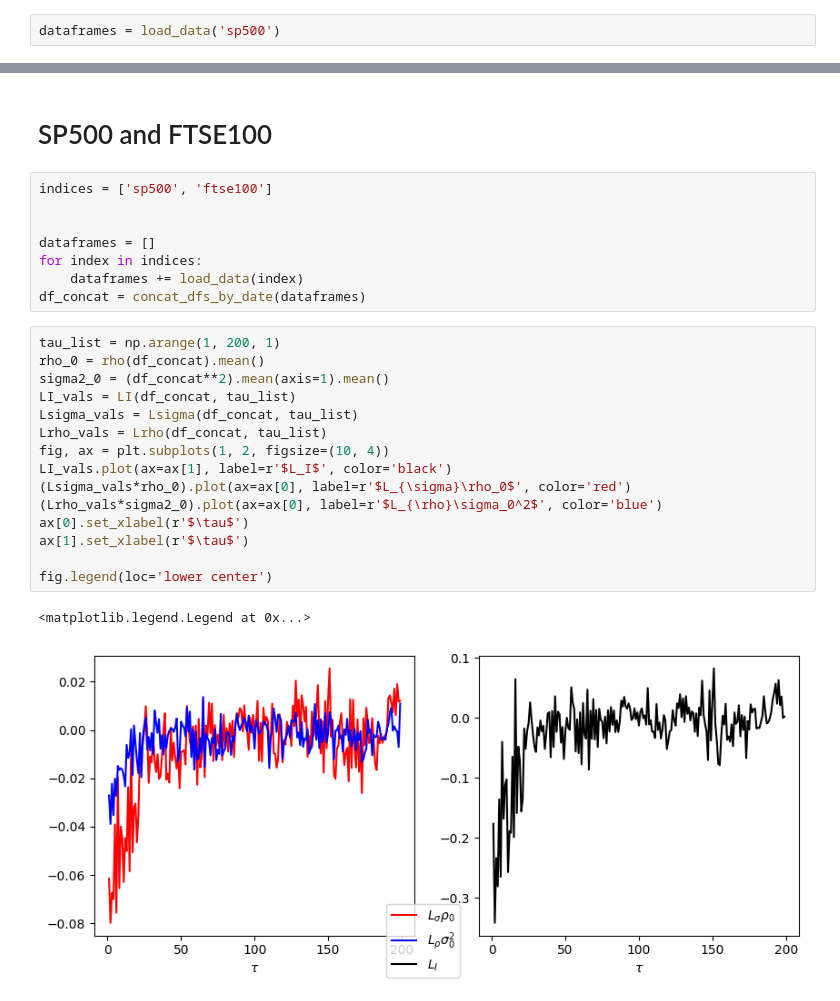
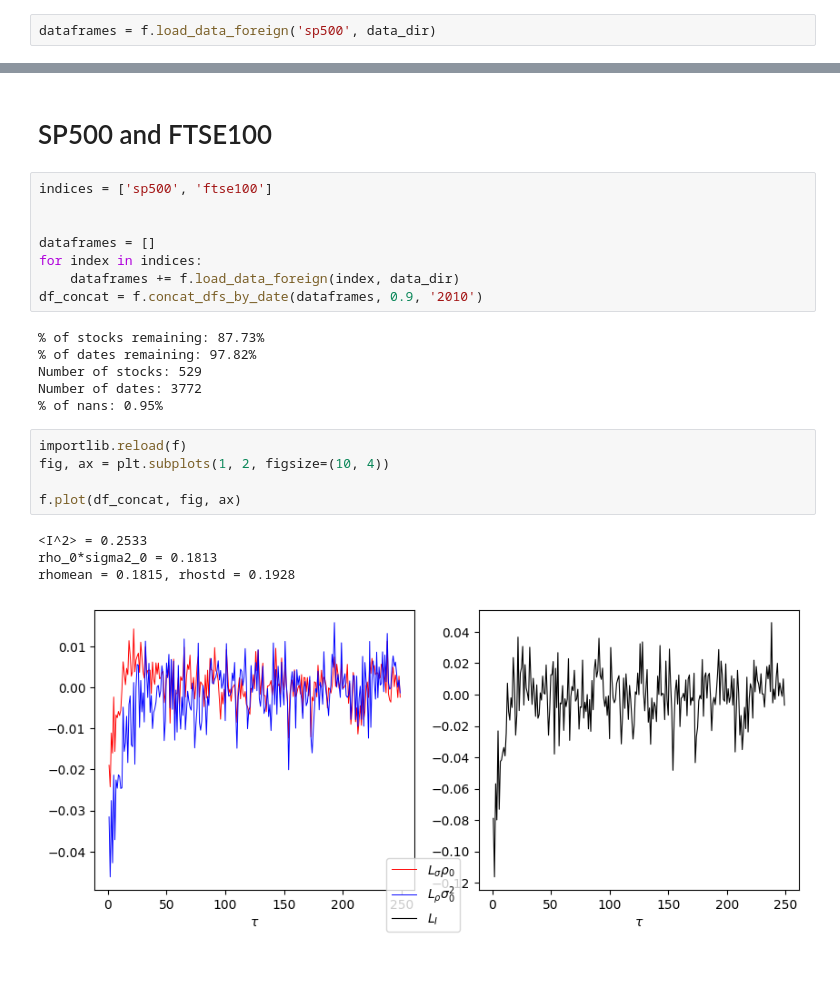
Before and after one commit to megi2601/physics_masters, a Jupyter notebook: code/laverage_effect_global.ipynb, the cells around one changed output, grey strips where cells are left out. Drawn from its saved outputs; the diff is of its cells as text; blank space fills up the shorter version.

```diff
--- a/code/laverage_effect_global.ipynb
+++ b/code/laverage_effect_global.ipynb
@@ -125,5 +15,5 @@ def Lrho(df, tau_list):
 # %% [markdown]
 # SP500 results
 # %%
-dataframes = load_data('sp500')
+dataframes = f.load_data_foreign('sp500', data_dir)
 # %%
@@ -163,23 +60,21 @@ indices = ['sp500', 'ftse100']
 
 dataframes = []
 for index in indices:
-    dataframes += load_data(index)
-df_concat = concat_dfs_by_date(dataframes)
+    dataframes += f.load_data_foreign(index, data_dir)
+df_concat = f.concat_dfs_by_date(dataframes, 0.9, '2010')
+# %% [output]
+% of stocks remaining: 87.73%
+% of dates remaining: 97.82%
+Number of stocks: 529
+Number of dates: 3772
+% of nans: 0.95%
 # %%
-tau_list = np.arange(1, 200, 1)
-rho_0 = rho(df_concat).mean()
-sigma2_0 = (df_concat**2).mean(axis=1).mean()
-LI_vals = LI(df_concat, tau_list)
-Lsigma_vals = Lsigma(df_concat, tau_list)
-Lrho_vals = Lrho(df_concat, tau_list)
+importlib.reload(f)
 fig, ax = plt.subplots(1, 2, figsize=(10, 4))
-LI_vals.plot(ax=ax[1], label=r'$L_I$', color='black')
-(Lsigma_vals*rho_0).plot(ax=ax[0], label=r'$L_{\sigma}\rho_0$', color='red')
-(Lrho_vals*sigma2_0).plot(ax=ax[0], label=r'$L_{\rho}\sigma_0^2$', color='blue')
-ax[0].set_xlabel(r'$\tau$')
-ax[1].set_xlabel(r'$\tau$')
 
-fig.legend(loc='lower center')
+f.plot(df_concat, fig, ax)
 # %% [output]
-<matplotlib.legend.Legend at 0x...>
+<I^2> = 0.2533
+rho_0*sigma2_0 = 0.1813
+rhomean = 0.1815, rhostd = 0.1928
-[figure, old version]
+[figure, new version]
```
Also changed, not shown: parts of 12 cells of this notebook, 4 other files.
